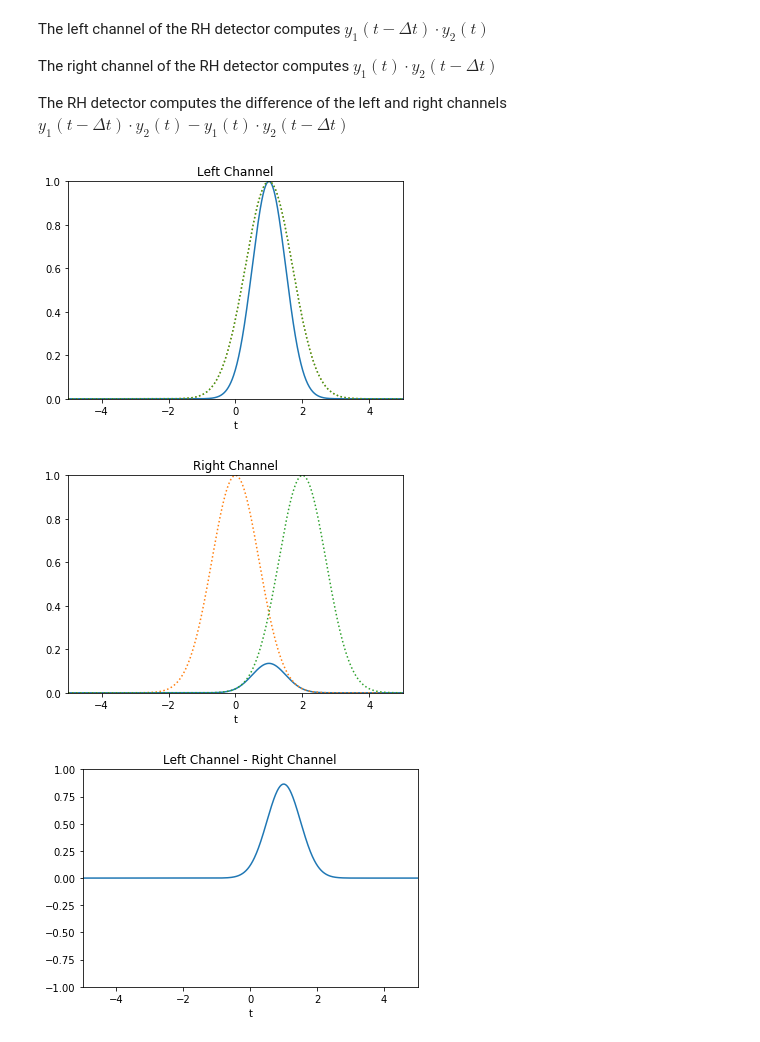
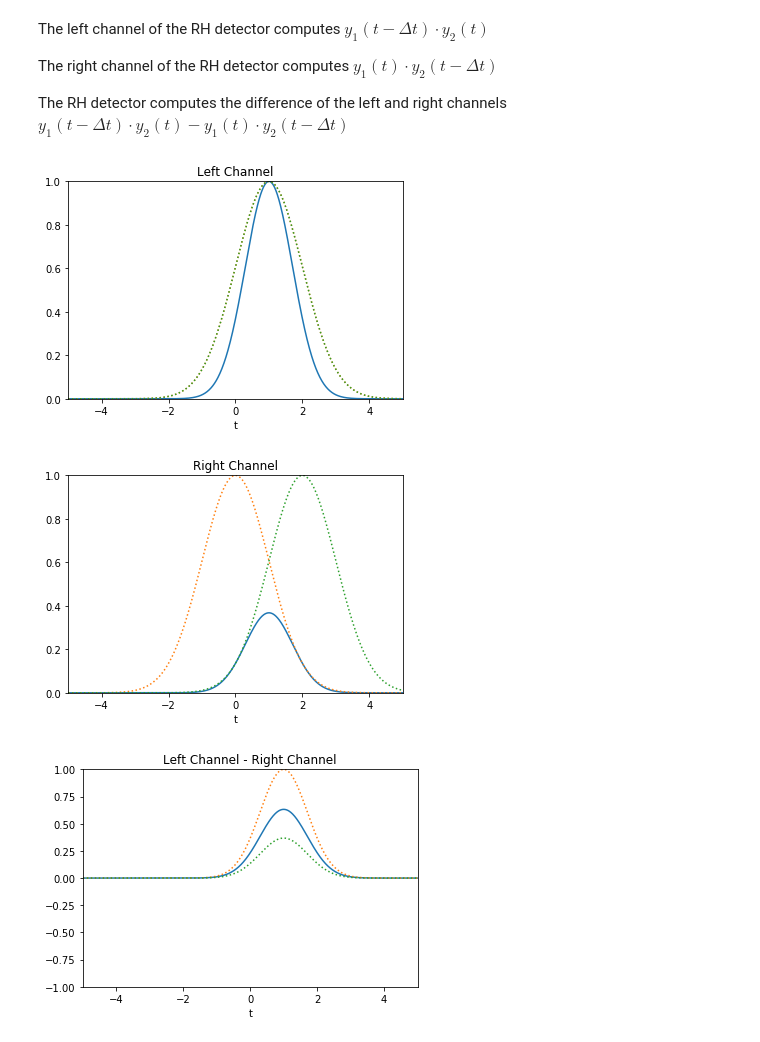
Before and after one commit to aatishb/motiondetection, a Jupyter notebook: Motion Detection.ipynb, the cells around one changed output. Saved outputs shown, nothing was run; the diff lists cells and outputs as text; code cells hidden in the pictures.

```diff
--- a/Motion Detection.ipynb
+++ b/Motion Detection.ipynb
@@ -6,12 +6,13 @@ Start with a signal e.g. a moving stripe. The general form of a gaussian moving
 import matplotlib.pyplot as plt
 import numpy as np
 
-v = 1
+v0 = 1
+sigma0 = 1
 dx = 1
 dt = 1
 
-def f(x,t):
-    return np.exp(-(x - v*t)**2)
+def f(x,t,v,sigma):
+    return np.exp( -( (x - v*t)**2 ) / (2*sigma**2) )
 # %%
 x = np.linspace(-10,10,100)
 
@@ -42,11 +43,11 @@ $y_1(0,t) = y_1(t) = e^{-(vt)^2}$
 A detector at $x_2 = \Delta x$ will see a wave of the form
 $y_2(\Delta x, t) = y_2(t) = e^{-(\Delta x - vt)^2}$
 # %%
-def y1(t):
-    return f(0,t)
+def y1(t,v,sigma):
+    return f(0,t,v,sigma)
 
-def y2(t):
-    return f(dx,t)
+def y2(t,v,sigma):
+    return f(dx,t,v,sigma)
 # %%
 t = np.linspace(-5,5,100)
 
@@ -75,35 +76,46 @@ The right channel of the RH detector computes $y_1(t) \cdot y_2(t-\Delta t)$
 
 The RH detector computes the difference of the left and right channels
 $y_1(t-\Delta t) \cdot y_2(t) - y_1(t) \cdot y_2(t-\Delta t)$
+# %%
+def left(t, v, sigma):
+    return y1(t-dt,v,sigma) * y2(t,v,sigma)
+
+def right(t, v, sigma):
+    return y1(t,v,sigma) * y2(t-dt,v,sigma)
+
+def RH(t, v, sigma):
+    return left(t, v, sigma) - right(t, v,sigma)
 # %%
 t = np.linspace(-5,5,1000)
 
-plt.plot(t, y1(t-dt) * y2(t))
-plt.plot(t, y1(t-dt),linestyle=':')
-plt.plot(t, y2(t),linestyle=':')
+plt.plot(t, left(t, v0, sigma0))
+plt.plot(t, y1(t-dt, v0, sigma0), linestyle=':')
+plt.plot(t, y2(t, v0, sigma0), linestyle=':')
 plt.xlim([-5, 5])
 plt.ylim([0, 1])
 plt.xlabel('t')
 plt.title('Left Channel')
 plt.show()
 
 
-plt.plot(t, y1(t) * y2(t-dt))
-plt.plot(t, y1(t),linestyle=':')
-plt.plot(t, y2(t-dt),linestyle=':')
+plt.plot(t, right(t, v0, sigma0))
+plt.plot(t, y1(t, v0, sigma0), linestyle=':')
+plt.plot(t, y2(t-dt, v0, sigma0), linestyle=':')
 plt.xlim([-5, 5])
 plt.ylim([0, 1])
 plt.xlabel('t')
 plt.title('Right Channel')
 plt.show()
 
-plt.plot(t, y1(t-dt) * y2(t) - y1(t) * y2(t-dt))
+plt.plot(t, RH(t, v0, sigma0))
+plt.plot(t, left(t, v0, sigma0), linestyle=':')
+plt.plot(t, right(t, v0, sigma0), linestyle=':')
 plt.xlim([-5, 5])
 plt.ylim([-1, 1])
 plt.xlabel('t')
 plt.title('Left Channel - Right Channel')
 plt.show()
 # %% [output]
-[figure, old version]
+[figure, new version]
-[figure, old version]
+[figure, new version]
-[figure, old version]
+[figure, new version]
```
Also changed, not shown: parts of 5 cells of this notebook.
